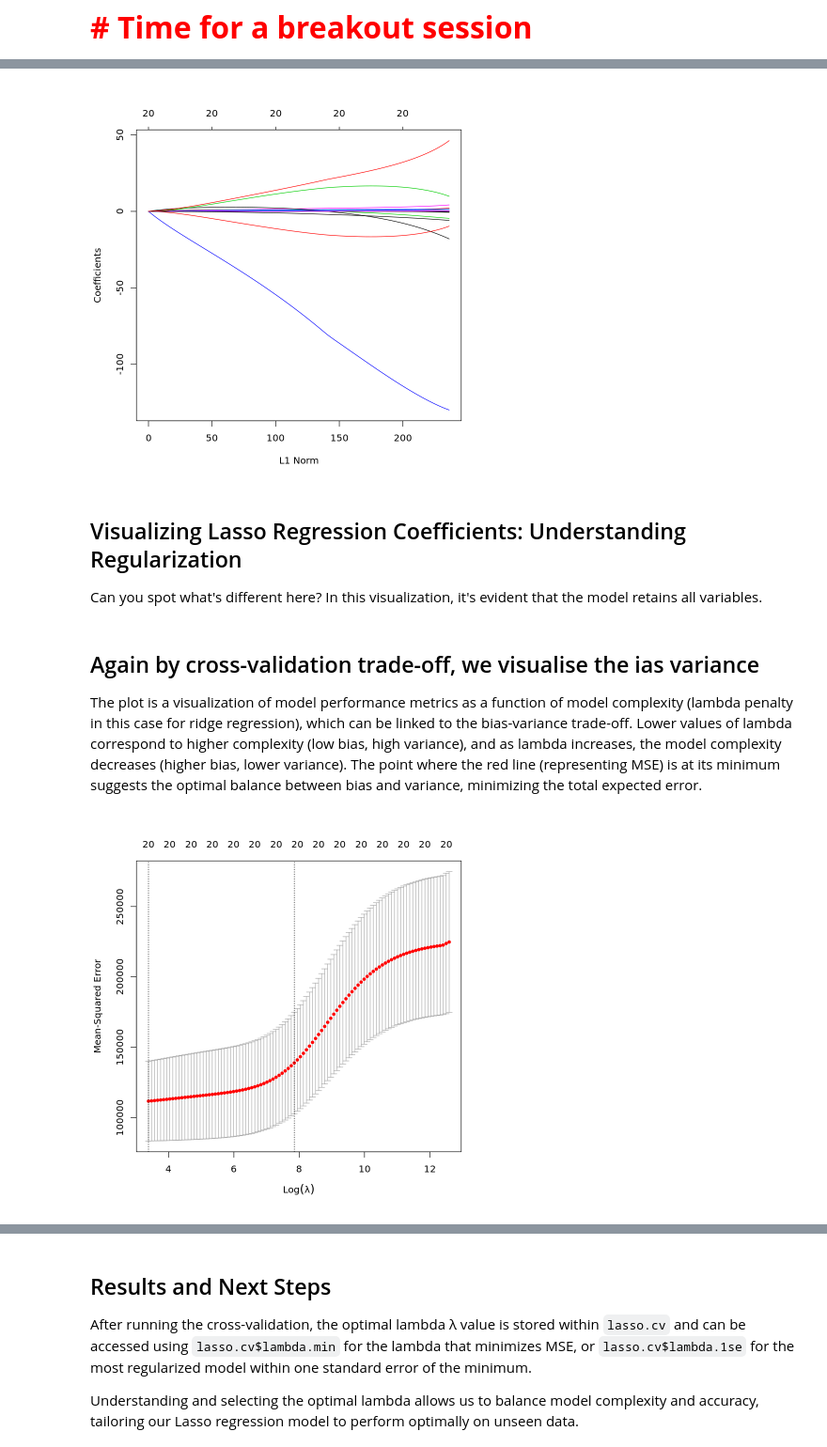
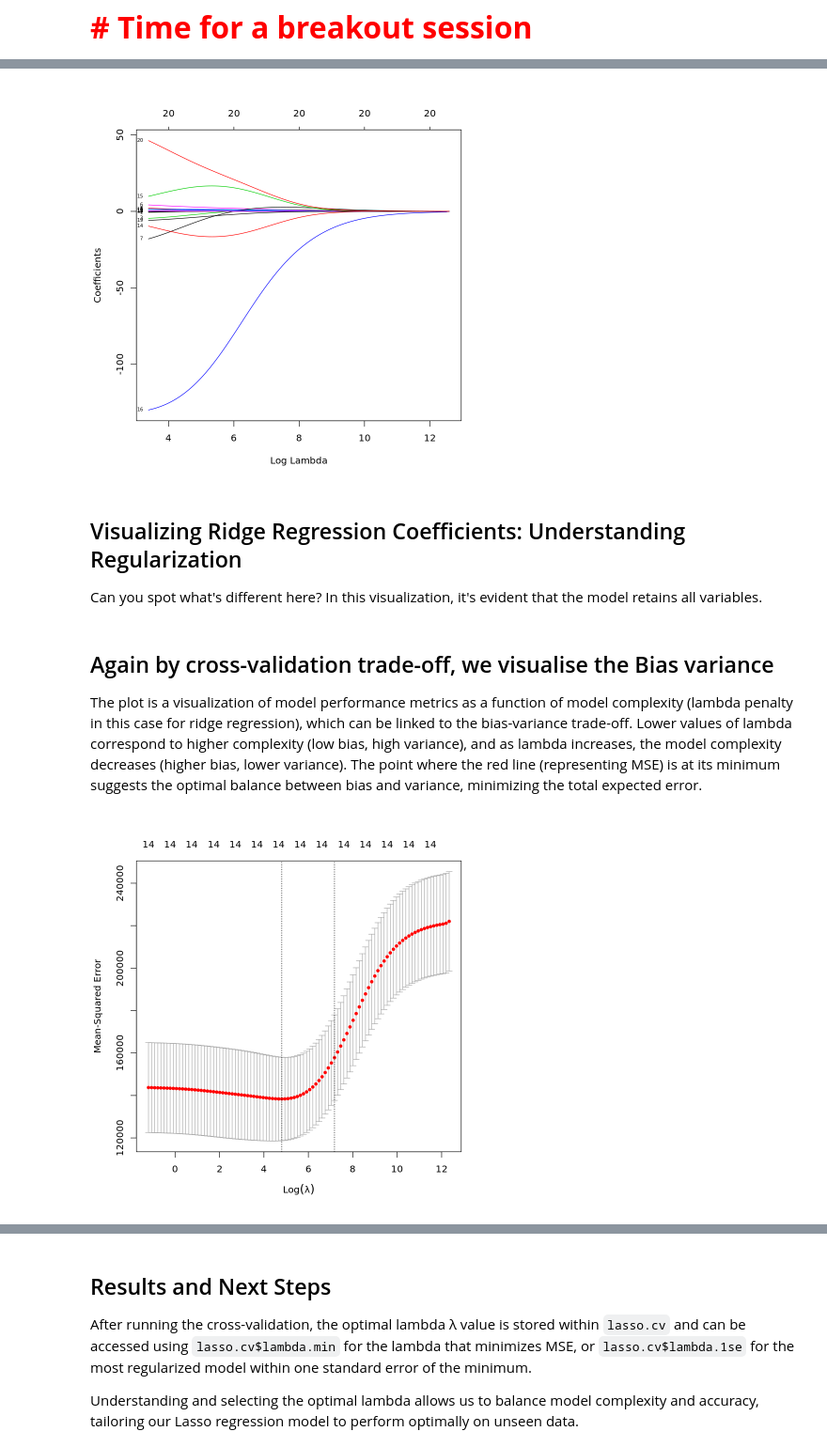
Before and after one commit to AStrittmatter/M02-Machine-Learning, a Jupyter notebook: class_tutorial/Class_tutorial_2.ipynb, the cells around one changed output, grey strips where cells are left out. Shown at 94% size. Cells and saved outputs as stored; diff of their text form; code cells hidden in the pictures.

```diff
--- a/class_tutorial/Class_tutorial_2.ipynb
+++ b/class_tutorial/Class_tutorial_2.ipynb
@@ -311,21 +384,21 @@ In this stage, we transition our regression methodology to Ridge regression, imp
 
 ridge <- glmnet(as.matrix(train[, -ncol(train)]), train$salary, alpha = 0)
 # Cross-validate the Ridge model
-plot(ridge)
+plot(ridge, xvar = "lambda", label = TRUE)
 # %% [output]
-[figure, old version]
+[figure, new version]
 # %% [markdown]
-## Visualizing Lasso Regression Coefficients: Understanding Regularization
+## Visualizing Ridge Regression Coefficients: Understanding Regularization
 
 Can you spot what's different here? In this visualization, it's evident that the model retains all variables.
 # %% [markdown]
-##  Again by cross-validation trade-off, we visualise the ias variance
+##  Again by cross-validation trade-off, we visualise the Bias variance
 
 The plot is a visualization of model performance metrics as a function of model complexity (lambda penalty in this case for ridge regression), which can be linked to the bias-variance trade-off.
 Lower values of lambda correspond to higher complexity (low bias, high variance), and as lambda increases, the model complexity decreases (higher bias, lower variance).
 The point where the red line (representing MSE) is at its minimum suggests the optimal balance between bias and variance, minimizing the total expected error.
 # %%
-ridge.cv <- cv.glmnet(as.matrix(train[, -ncol(train)]), train$salary, type.measure = "mse", nfolds = 5, alpha = 0)
+ridge.cv <- cv.glmnet(as.matrix(train[, -ncol(train)]), train$salary, type.measure = "mse", nfolds = 5, alpha = 0, lambda.min.ratio = 0 )
 plot(ridge.cv)
 # %% [output]
-[figure, old version]
+[figure, new version]
```
Also changed, not shown: parts of 17 cells of this notebook, 1 other file.
